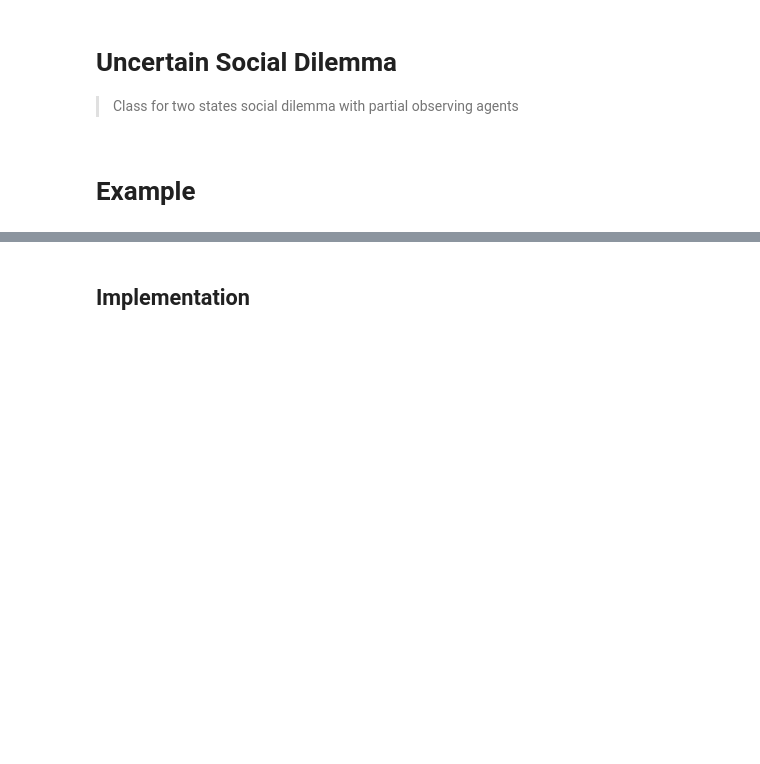
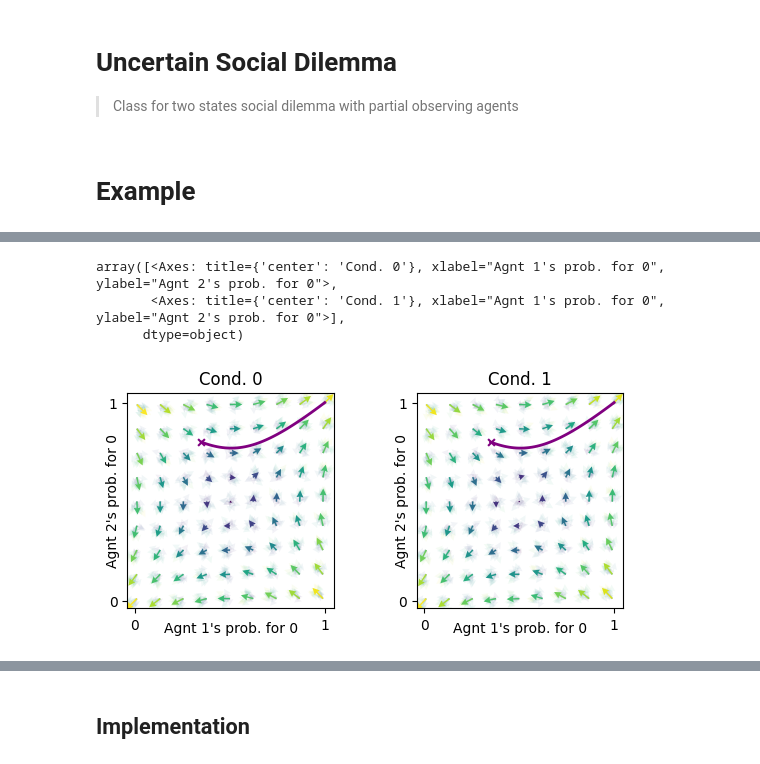
Before and after one commit to BarfussLab/pyCRLD, a Jupyter notebook: nbs/Environments/12_EnvUncertainSocialDilemma.ipynb, the cells around one changed output, grey strips where cells are left out. Drawn from its saved outputs; the diff is of its cells as text; code cells hidden in the pictures; blank space fills up the shorter version.

```diff
--- a/nbs/Environments/12_EnvUncertainSocialDilemma.ipynb
+++ b/nbs/Environments/12_EnvUncertainSocialDilemma.ipynb
@@ -50,0 +67,12 @@ array([[[[0.5, 0.5],
+# %%
+env_randObs = UncertainSocialDilemma(R1=5, T1=6, S1=-1, P1=0, R2=5, T2=2, S2=-1, P2=0, pC=0.5, obsnoise=0.5)
+mae_randObs = POstratAC(env=env_randObs, learning_rates=0.1, discount_factors=0.9)
+xtraj, fixedpointreached = mae_randObs.trajectory(X)
+
+ax = fp.plot_strategy_flow(mae_randObs, x, y, flowarrow_points = np.linspace(0.01 ,0.99, 9), NrRandom=16)
+fp.plot_trajectories([xtraj], x, y, cols=['purple'], axes=ax)
+# %% [output]
+array([<Axes: title={'center': 'Cond. 0'}, xlabel="Agnt 1's prob. for 0", ylabel="Agnt 2's prob. for 0">,
+       <Axes: title={'center': 'Cond. 1'}, xlabel="Agnt 1's prob. for 0", ylabel="Agnt 2's prob. for 0">],
+      dtype=object)
+[figure, added]
```
Also changed, not shown: parts of 21 cells of this notebook, 16 other files.
